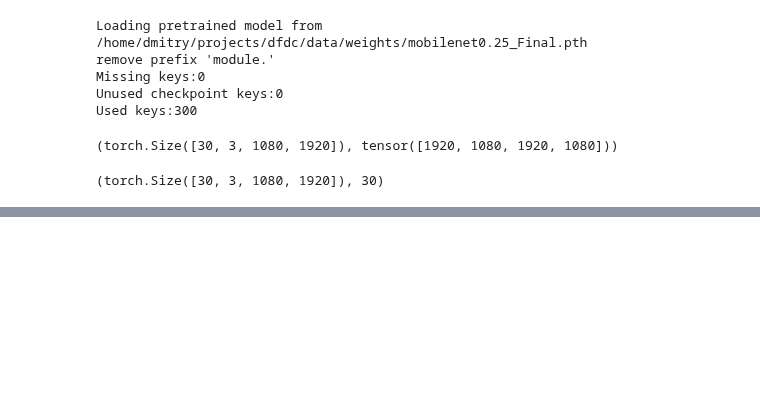
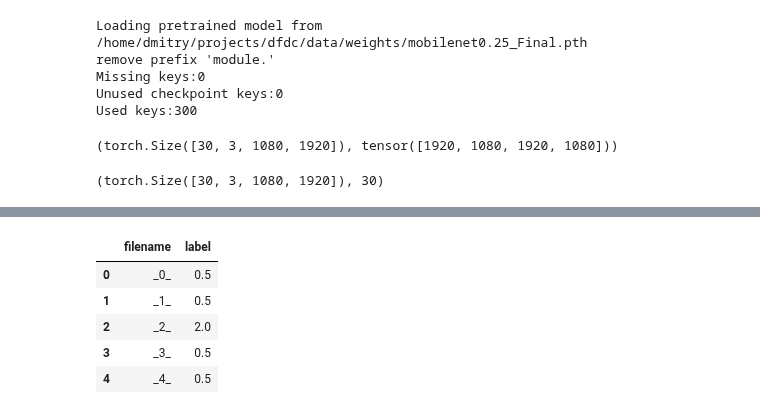
Before and after one commit to dmitry-vorobiev/kaggle-deepfake-detection-challenge, a Jupyter notebook: notebooks/detect.ipynb, the cells around one changed output, grey strips where cells are left out. Cells and saved outputs as stored; diff of their text form; code cells hidden in the pictures; blank space fills up the shorter version.

```diff
--- a/notebooks/detect.ipynb
+++ b/notebooks/detect.ipynb
@@ -242,0 +200,2 @@ Wall time: 784 ms
+# %%
+files = list(map(lambda i: f'_{i}_', range(100)))
@@ -242,0 +204,14 @@ Wall time: 784 ms
+# %%
+df = pd.DataFrame(files, columns=['filename'])
+df['label'] = 0.5
+# %%
+df.loc[2, 'label'] = 2
+# %%
+df.head()
+# %% [output]
+|  | filename | label |
+| 0 | _0_ | 0.5 |
+| 1 | _1_ | 0.5 |
+| 2 | _2_ | 2.0 |
+| 3 | _3_ | 0.5 |
+| 4 | _4_ | 0.5 |
```
Also changed, not shown: parts of 13 cells of this notebook, 8 other files.
